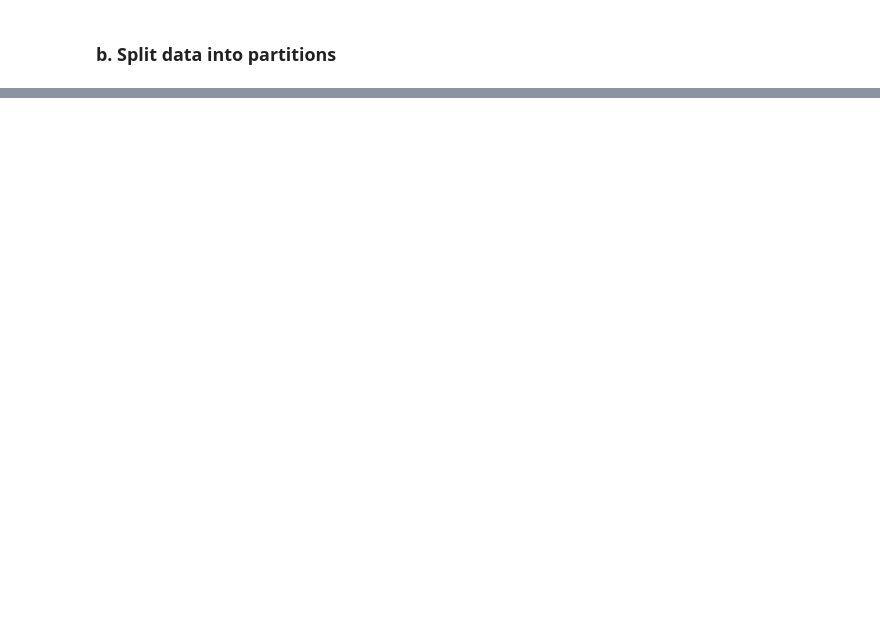
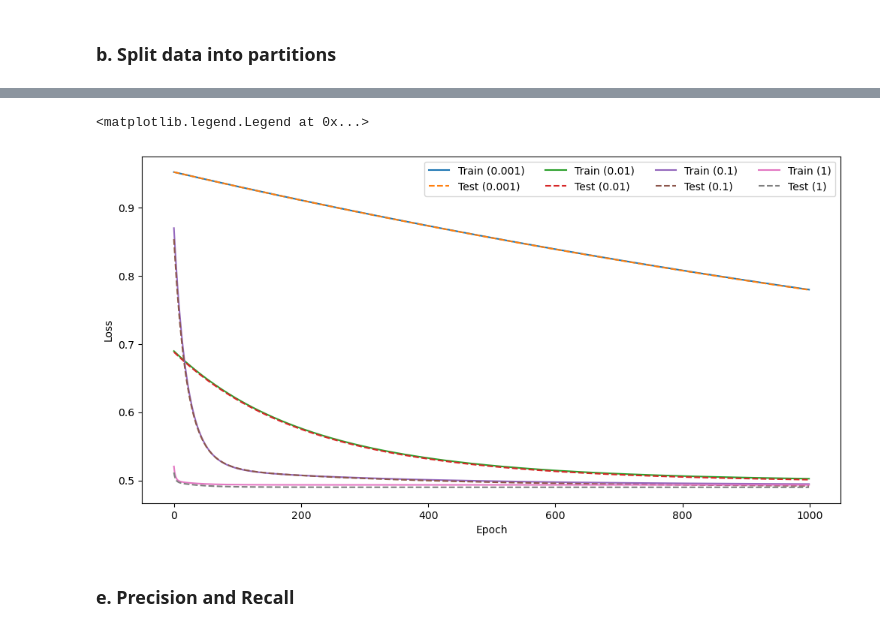
Before and after one commit to zche2/Ge166_code, a Jupyter notebook: HW1/HW1_Zichang.ipynb, the cells around one changed output, grey strips where cells are left out. Saved outputs shown, nothing was run; the diff lists cells and outputs as text; code cells hidden in the pictures; blank space fills up the shorter version.

```diff
--- a/HW1/HW1_Zichang.ipynb
+++ b/HW1/HW1_Zichang.ipynb
@@ -76,0 +47,7 @@ Test - Blast: 1117, Earthquake: 287
+# %%
+X_train, X_test, y_train, y_test = train_test_split(
+    diff, data["Y"],
+    test_size=0.25,
+    random_state=42,
+    stratify=data["Y"]  # Maintain class distribution
+)
@@ -76,0 +61,13 @@ Test - Blast: 1117, Earthquake: 287
+# %%
+X_train = torch.tensor(X_train, dtype=torch.float32).unsqueeze(1)
+y_train = torch.tensor(y_train, dtype=torch.float32).unsqueeze(1)
+X_test = torch.tensor(X_test, dtype=torch.float32).unsqueeze(1)
+y_test = torch.tensor(y_test, dtype=torch.float32).unsqueeze(1)
+
+class LogisticRegressionModel(nn.Module):
+    def __init__(self, input_dim):
+        super(LogisticRegressionModel, self).__init__()
+        self.linear = nn.Linear(input_dim, 1) # in_feature, out_feature (# of neurons)
+
+    def forward(self, x):
+        return torch.sigmoid(self.linear(x))
@@ -76,0 +118,24 @@ Test - Blast: 1117, Earthquake: 287
+# %%
+torch.manual_seed(100)
+learning_rates = [0.001, 0.01, 0.1, 1]
+history = {}
+models  = {}
+
+for lr in learning_rates:
+    train_losses, test_losses, scores = train_model(lr)
+    history[lr] = (train_losses, test_losses)
+    models[lr]  = scores
+
+plt.figure(figsize=(12, 6))
+for lr, (train_losses, test_losses) in history.items():
+    plt.plot(train_losses, label=f'Train ({lr})')
+    plt.plot(test_losses, linestyle='--', label=f'Test ({lr})')
+
+plt.xlabel('Epoch')
+plt.ylabel('Loss')
+plt.legend(ncols=len(learning_rates))
+# %% [output]
+<matplotlib.legend.Legend at 0x...>
+[figure, added]
+# %% [markdown]
+### <b>e. Precision and Recall</b>
```
Also changed, not shown: parts of 19 cells of this notebook.
